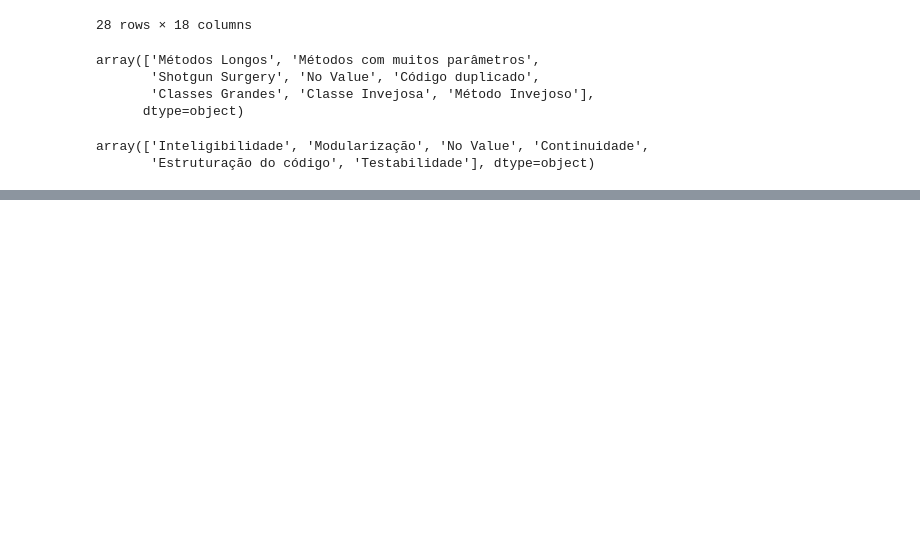
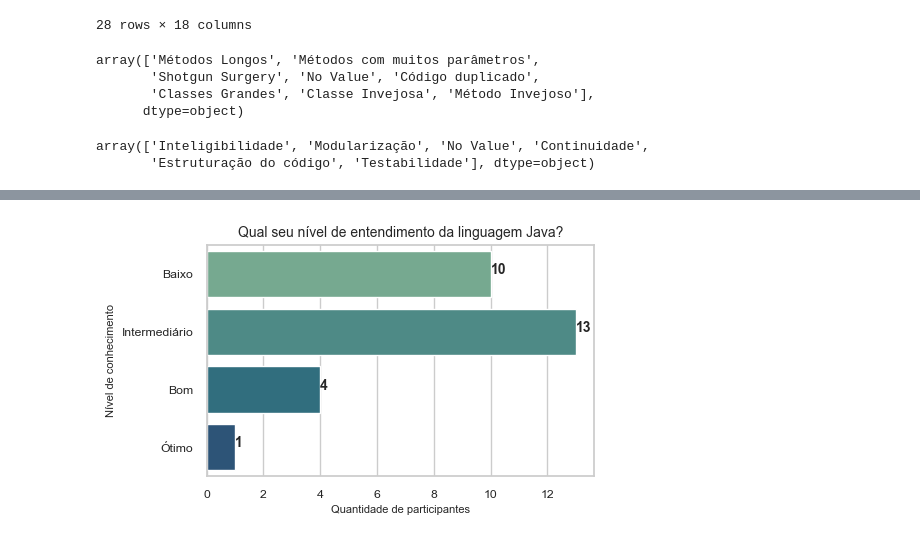
Before and after one commit to stefaneadna/Quality_Software, a Jupyter notebook: trabalho3/analise.ipynb, the cells around one changed output, grey strips where cells are left out. Drawn from its saved outputs; the diff is of its cells as text; code cells hidden in the pictures; blank space fills up the shorter version.

```diff
--- a/trabalho3/analise.ipynb
+++ b/trabalho3/analise.ipynb
@@ -137,0 +176,19 @@ plt.pie(data['1_Entendimento_Java'],labels=data['index'])
+# %%
+def barh(column_name,titulo):
+    sns.set(font_scale=0.8)
+    data = df_form2[column_name].value_counts().reset_index()
+    sns.set_style("whitegrid")
+    bar,ax = plt.subplots(figsize=(5,3))
+    ax = sns.barplot(x=column_name, y='index', data=data, errorbar=None, palette="crest",orient='h',order=['Baixo',"Intermediário",'Bom',"Ótimo"])
+    ax.set_title(titulo, fontsize=10)
+    ax.set_xlabel("Quantidade de participantes", fontsize=8)
+    ax.set_ylabel("Nível de conhecimento", fontsize=8)
+    for rect in ax.patches:
+        ax.text(rect.get_width(), rect.get_y() + rect.get_height() / 2,"%.f"% rect.get_width(), weight='bold', fontsize=10)
+    bar.savefig("Seaborn_Bar_Vertical.png")
+barh("1_Entendimento_Java","Qual seu nível de entendimento da linguagem Java?")
+# barh('2_Entendimento_OO',"Qual seu nível de entendimento no paradigma de orientação a objetos?")
+# barh('3_Entendimento_Bad_Smells','Qual seu nível de entendimento a respeito do conteúdo de Bad Smells?')
+# barh('5_Atributos_Qualidade',"Qual seu nível de entendimento a respeito dos atributos de qualidade de software?")
+# %% [output]
+[figure, added]
```
Also changed, not shown: parts of 7 cells of this notebook, 1 other file.
